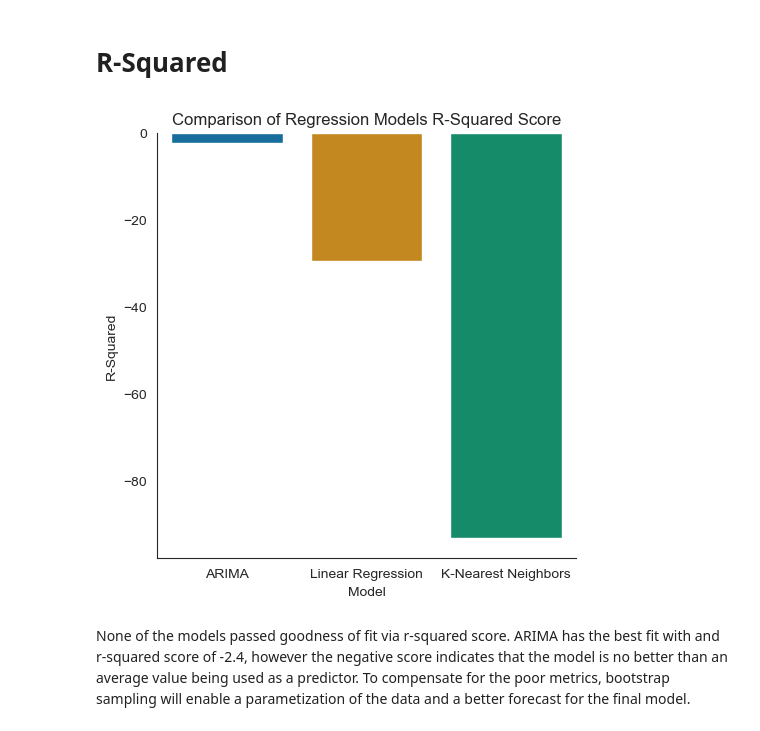
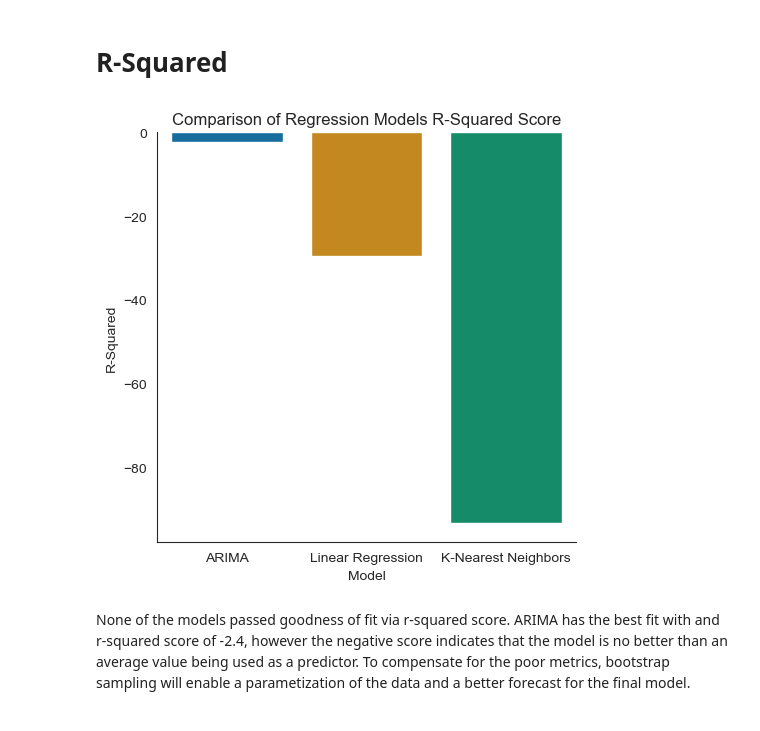
Before and after one commit to jpjavier23/michigan_water_use, a Jupyter notebook: michigan_water_use.ipynb, the cells around one changed output. Drawn from its saved outputs; the diff is of its cells as text; code cells hidden in the pictures.

```diff
--- a/michigan_water_use.ipynb
+++ b/michigan_water_use.ipynb
@@ -1564,12 +1604,13 @@ The ARIMA model was on average 62.1 billion gallons away from the mean. This is
 # %%
 sns.catplot(data = score_df, x = 'model', y = 'R2', kind = 'bar')
 plt.xlabel('Model')
 plt.ylabel('R-Squared')
 plt.title('Comparison of Regression Models R-Squared Score')
-plt.savefig('figures/fig_22.png')
+plt.tight_layout()
+plt.savefig('figures/fig_31.png')
 plt.show()
 # %% [output]
-[figure, old version]
+[figure, new version]
 # %% [markdown]
 None of the models passed goodness of fit via r-squared score. ARIMA has the best fit with and r-squared score of -2.4, however the negative score indicates that the model is no better than an average value being used as a predictor. To compensate for the poor metrics, bootstrap sampling will enable a parametization of the data and a better forecast for the final model.
 # %% [markdown]
```
Also changed, not shown: parts of 25 cells of this notebook, 21 other files.
